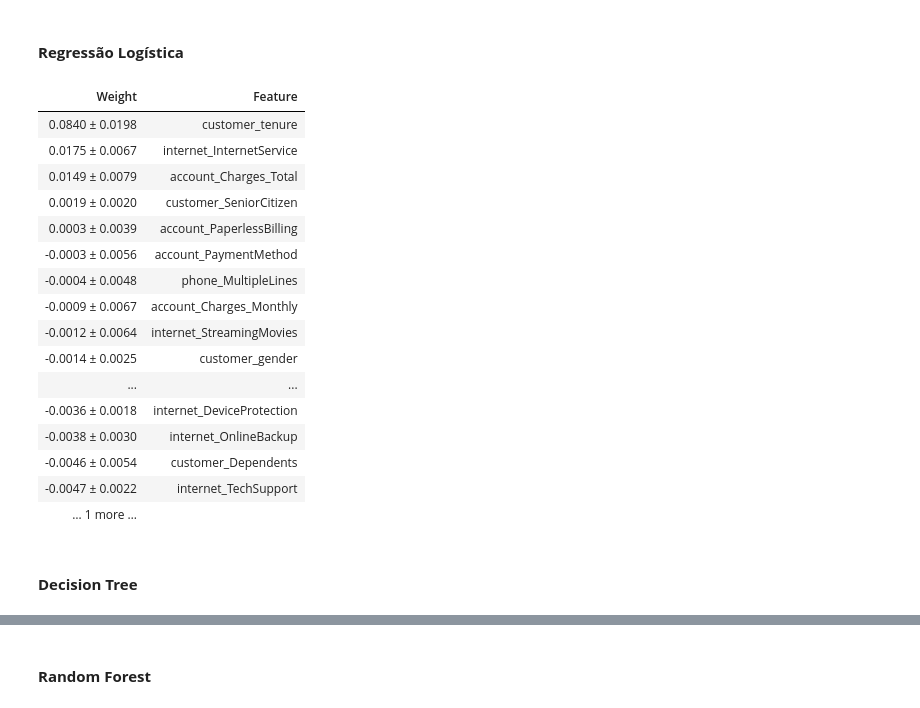
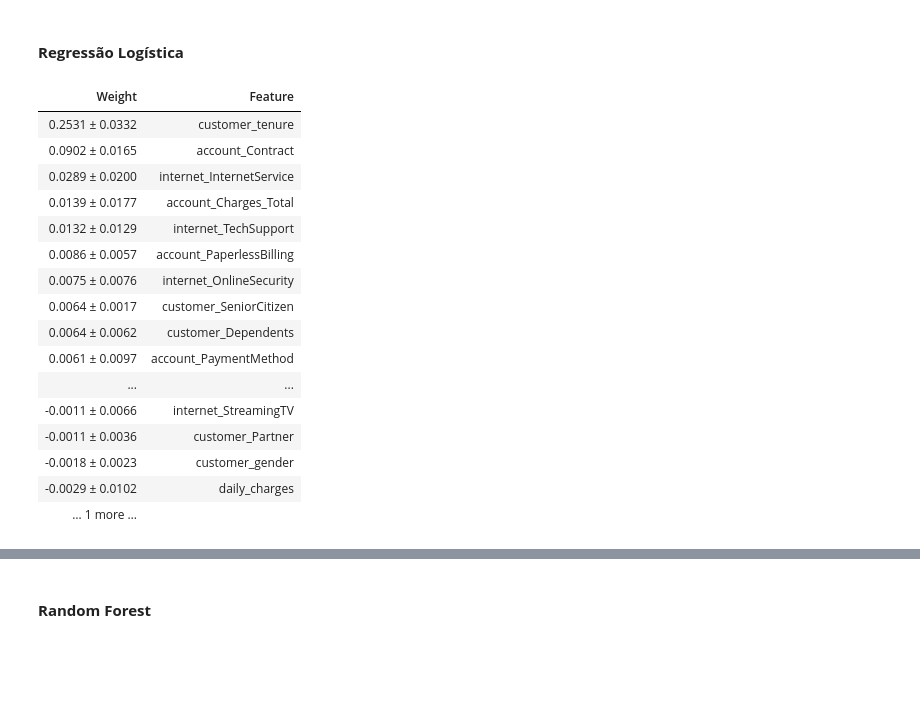
Before and after one commit to jvsobrinho/challenge3-data-science, a Jupyter notebook: notebooks/01_telecom_x_ml.ipynb, the cells around one changed output, grey strips where cells are left out. Drawn from its saved outputs; the diff is of its cells as text; code cells hidden in the pictures; blank space fills up the shorter version.

```diff
--- a/notebooks/01_telecom_x_ml.ipynb
+++ b/notebooks/01_telecom_x_ml.ipynb
@@ -1577,31 +1583,30 @@ Essa abordagem me permite primeiro identificar as variáveis mais importantes de
 # %%
 logistic_perm = PermutationImportance(
     logistic_pipeline,
+    scoring='recall',
     random_state=42
 ).fit(X_test, y_test)
 
 # Exibe os pesos das features
 show_weights(
     logistic_perm,
     feature_names=X_test.columns.tolist(),
 )
 # %% [output]
 | Weight | Feature |
-| 0.0840 ± 0.0198 | customer_tenure |
-| 0.0175 ± 0.0067 | internet_InternetService |
-| 0.0149 ± 0.0079 | account_Charges_Total |
-| 0.0019 ± 0.0020 | customer_SeniorCitizen |
-| 0.0003 ± 0.0039 | account_PaperlessBilling |
-| -0.0003 ± 0.0056 | account_PaymentMethod |
-| -0.0004 ± 0.0048 | phone_MultipleLines |
-| -0.0009 ± 0.0067 | account_Charges_Monthly |
-| -0.0012 ± 0.0064 | internet_StreamingMovies |
-| -0.0014 ± 0.0025 | customer_gender |
+| 0.2531 ± 0.0332 | customer_tenure |
+| 0.0902 ± 0.0165 | account_Contract |
+| 0.0289 ± 0.0200 | internet_InternetService |
+| 0.0139 ± 0.0177 | account_Charges_Total |
+| 0.0132 ± 0.0129 | internet_TechSupport |
+| 0.0086 ± 0.0057 | account_PaperlessBilling |
+| 0.0075 ± 0.0076 | internet_OnlineSecurity |
+| 0.0064 ± 0.0017 | customer_SeniorCitizen |
+| 0.0064 ± 0.0062 | customer_Dependents |
+| 0.0061 ± 0.0097 | account_PaymentMethod |
 | ... | ... |
-| -0.0036 ± 0.0018 | internet_DeviceProtection |
-| -0.0038 ± 0.0030 | internet_OnlineBackup |
-| -0.0046 ± 0.0054 | customer_Dependents |
-| -0.0047 ± 0.0022 | internet_TechSupport |
+| -0.0011 ± 0.0066 | internet_StreamingTV |
+| -0.0011 ± 0.0036 | customer_Partner |
+| -0.0018 ± 0.0023 | customer_gender |
+| -0.0029 ± 0.0102 | daily_charges |
 | … 1 more … |  |
-# %% [markdown]
-#### **Decision Tree**
```
Also changed, not shown: parts of 32 cells of this notebook, 12 other files.
